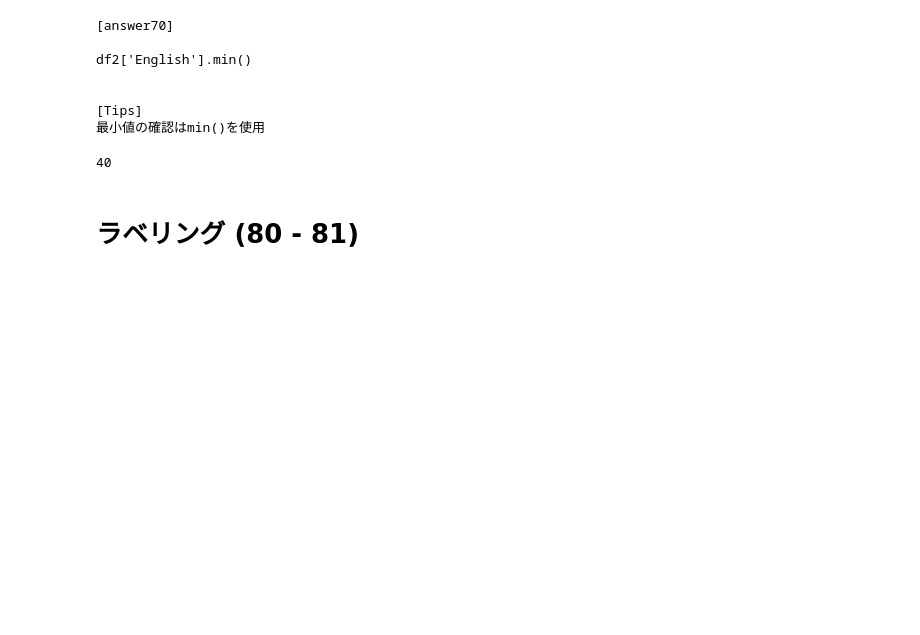
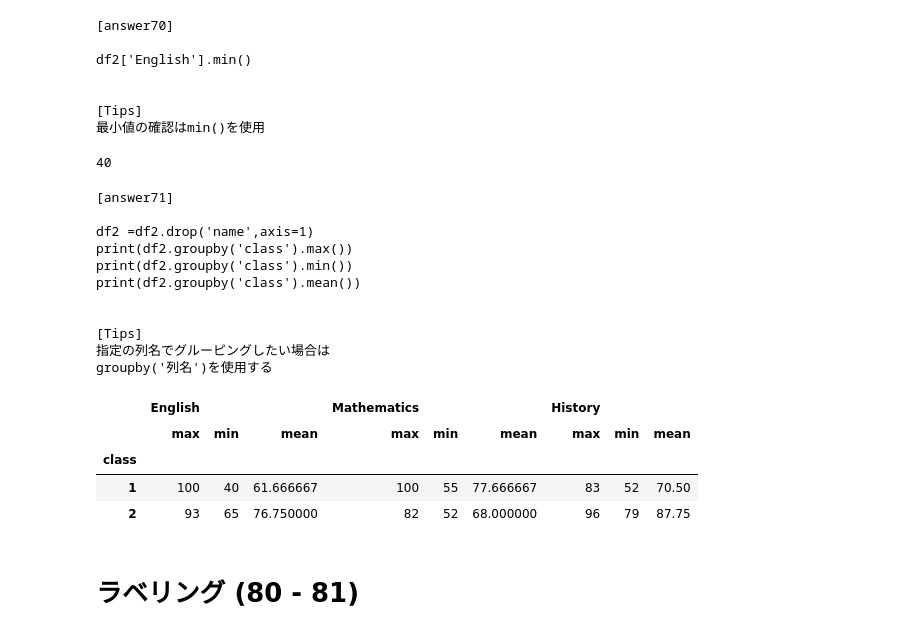
Before and after one commit to CHU1PC/Pandas_100_knocks, a Jupyter notebook: notebook/01_Pandas_100_Knocks_for_Begginer.ipynb, the cells around one changed output. Saved outputs shown, nothing was run; the diff lists cells and outputs as text; code cells hidden in the pictures; blank space fills up the shorter version.

```diff
--- a/notebook/01_Pandas_100_Knocks_for_Begginer.ipynb
+++ b/notebook/01_Pandas_100_Knocks_for_Begginer.ipynb
@@ -1610,9 +1610,29 @@ df2['English'].min()
 # %%
 # 【71】
 # df2においてclassでグルーピングし、クラスごとの科目の
 # 最大値、最小値、平均値を求める(name列は削除しておく)
-#print(ans[71]) #回答表示
+print(ans[71]) #回答表示
 df2 = initialize2() #初期化
+
+df2.drop(columns="name", inplace=True)
+df2.groupby("class").agg(["max", "min", "mean"])
+# %% [output]
+[answer71]
+
+df2 =df2.drop('name',axis=1)
+print(df2.groupby('class').max())
+print(df2.groupby('class').min())
+print(df2.groupby('class').mean())
+
+
+[Tips]
+指定の列名でグルーピングしたい場合は
+groupby('列名')を使用する
+|  | English |  |  | Mathematics |  |  | History |  |  |
+|  | max | min | mean | max | min | mean | max | min | mean |
+| class |  |  |  |  |  |  |  |  |  |
+| 1 | 100 | 40 | 61.666667 | 100 | 55 | 77.666667 | 83 | 52 | 70.50 |
+| 2 | 93 | 65 | 76.750000 | 82 | 52 | 68.000000 | 96 | 79 | 87.75 |
 # %%
 # 【72】
 # dfの基本統計量を確認(describe)
```
